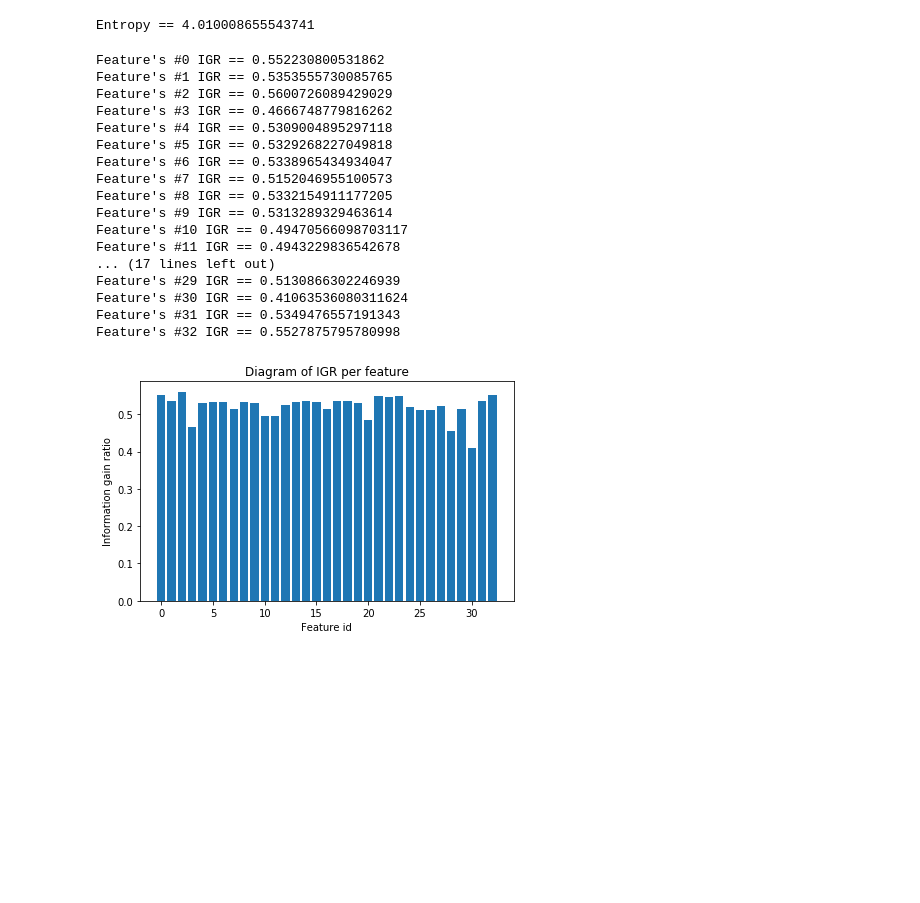
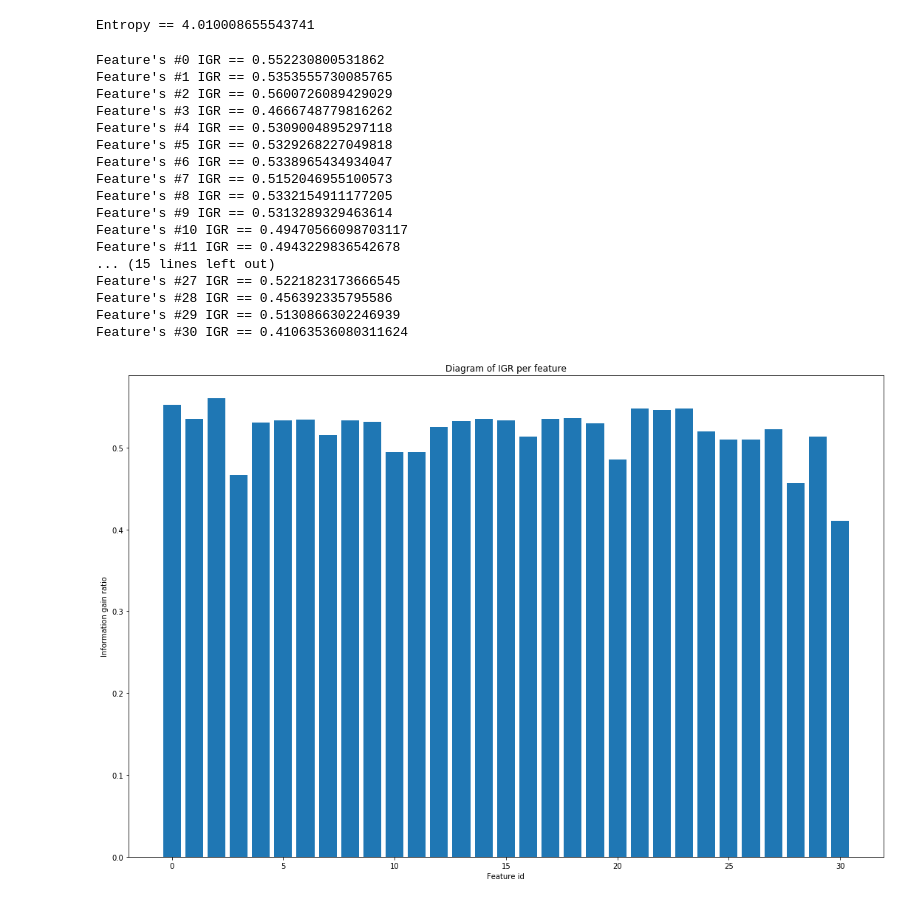
Before and after one commit to Gridbug/nsu_machine_learning_2020, a Jupyter notebook: Lab2/Lab_2.ipynb, the cells around one changed output. Cells and saved outputs as stored; diff of their text form; code cells hidden in the pictures; blank space fills up the shorter version.

```diff
--- a/Lab2/Lab_2.ipynb
+++ b/Lab2/Lab_2.ipynb
@@ -42,10 +42,10 @@ gtotalColumnId = dataFrame.shape[1] - 2
 
 listOfClassKeys = [str(line[kgfColumnId]) + '/' + str(line[gtotalColumnId]) for line in dataFrame.values]
 
-keyFrequencies = Counter(listOfKeys).values()
+keyFrequencies = Counter(listOfClassKeys).values()
 # print(keyFrequencies)
 
-uniqueKeys = Counter(listOfKeys).keys()
+uniqueKeys = Counter(listOfClassKeys).keys()
 # print(uniqueKeys)
 
 probabilities = [keyFrequency / numSamples for keyFrequency in keyFrequencies]
@@ -74,7 +74,7 @@ for featureId in range(numFeatures):
                             [valueFrequency / numSamples for valueFrequency in frequencies]))
 
     valueFrequenciesTotal = dict(zip(uniqueFeatureValues,
-                                frequencies))
+                                     frequencies))
 
     a = dict(zip(uniqueFeatureValues,
                  [dict()] * len(uniqueFeatureValues)))
@@ -138,20 +138,21 @@ Feature's #8 IGR == 0.5332154911177205
 Feature's #9 IGR == 0.5313289329463614
 Feature's #10 IGR == 0.49470566098703117
 Feature's #11 IGR == 0.4943229836542678
-... (17 lines left out)
+... (15 lines left out)
+Feature's #27 IGR == 0.5221823173666545
+Feature's #28 IGR == 0.456392335795586
 Feature's #29 IGR == 0.5130866302246939
 Feature's #30 IGR == 0.41063536080311624
-Feature's #31 IGR == 0.5349476557191343
-Feature's #32 IGR == 0.5527875795780998
 # %%
-fig, ax = plt.subplots()
+fig = plt.figure(figsize = (15, 10))
+ax = plt.subplot()
 ax.bar(range(numFeatures), featureIGRatio)
 
 ax.set_xlabel('Feature id')
 ax.set_ylabel('Information gain ratio')
 ax.set_title('Diagram of IGR per feature')
 
 fig.tight_layout()
 plt.show()
 # %% [output]
-[figure, old version]
+[figure, new version]
```
Also changed, not shown: parts of 3 cells of this notebook, 1 other file.
